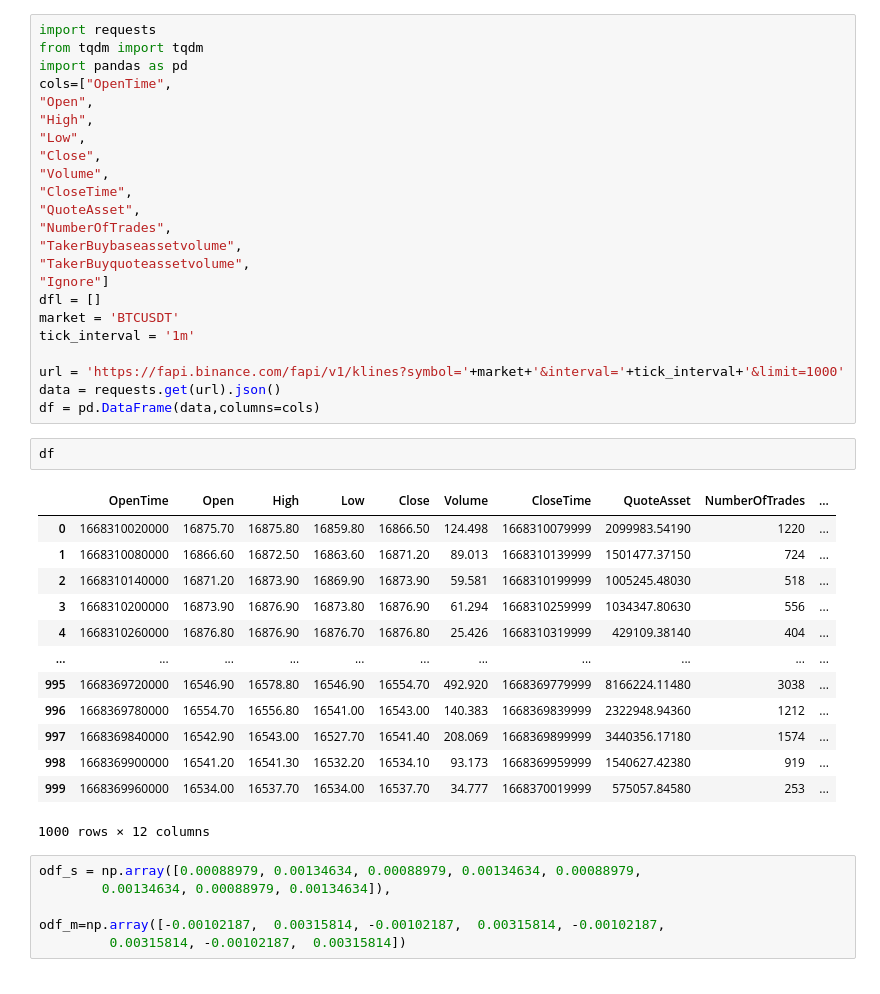
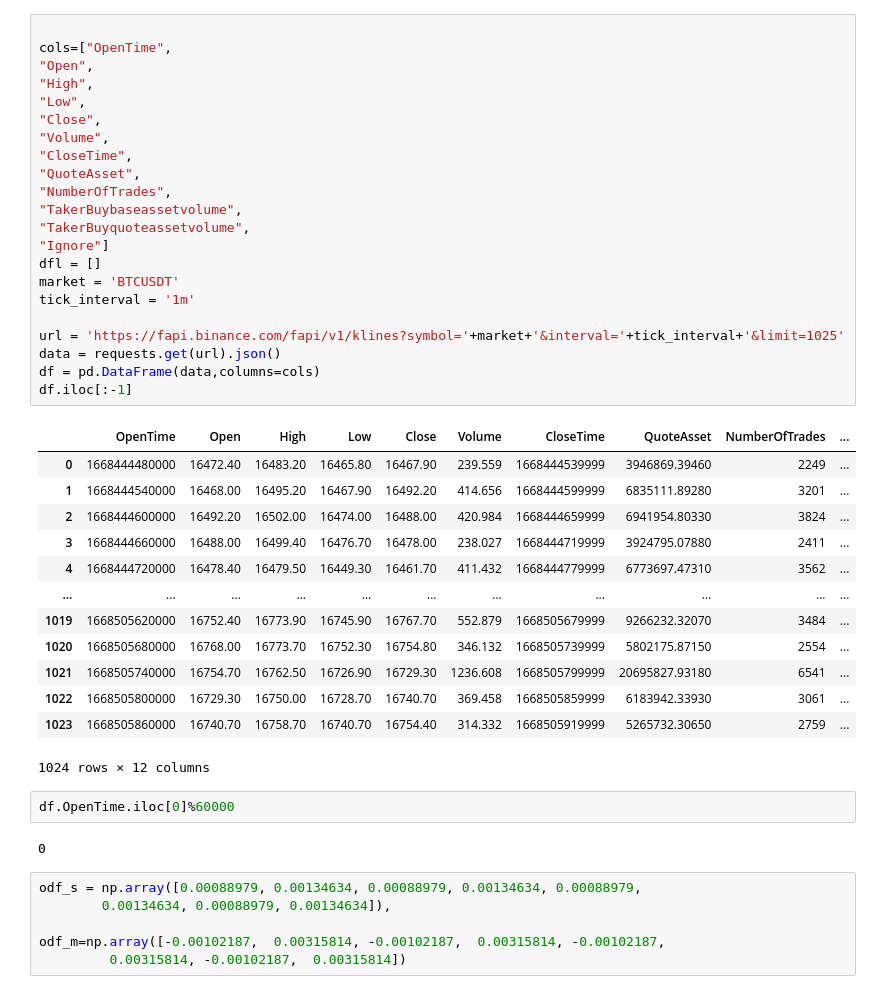
Before and after one commit to romantic-brutalist/hilbertCNN, a Jupyter notebook: live_code.ipynb, the cells around one changed output. Saved outputs shown, nothing was run; the diff lists cells and outputs as text.

```diff
--- a/live_code.ipynb
+++ b/live_code.ipynb
@@ -12,42 +25,43 @@ from comet_ml import Experiment
 # %%
-import requests
-from tqdm import tqdm
-import pandas as pd
+
 cols=["OpenTime",
 "Open",
 "High",
 "Low",
 "Close",
 "Volume",
 "CloseTime",
 "QuoteAsset",
 "NumberOfTrades",
 "TakerBuybaseassetvolume",
 "TakerBuyquoteassetvolume",
 "Ignore"]
 dfl = []
 market = 'BTCUSDT'
 tick_interval = '1m'
 
-url = 'https://fapi.binance.com/fapi/v1/klines?symbol='+market+'&interval='+tick_interval+'&limit=1000'
+url = 'https://fapi.binance.com/fapi/v1/klines?symbol='+market+'&interval='+tick_interval+'&limit=1025'
 data = requests.get(url).json()
 df = pd.DataFrame(data,columns=cols)
+df.iloc[:-1]
+# %% [output]
+|  | OpenTime | Open | High | Low | Close | Volume | CloseTime | QuoteAsset | NumberOfTrades | ... |
+| 0 | 1668444480000 | 16472.40 | 16483.20 | 16465.80 | 16467.90 | 239.559 | 1668444539999 | 3946869.39460 | 2249 | ... |
+| 1 | 1668444540000 | 16468.00 | 16495.20 | 16467.90 | 16492.20 | 414.656 | 1668444599999 | 6835111.89280 | 3201 | ... |
+| 2 | 1668444600000 | 16492.20 | 16502.00 | 16474.00 | 16488.00 | 420.984 | 1668444659999 | 6941954.80330 | 3824 | ... |
+| 3 | 1668444660000 | 16488.00 | 16499.40 | 16476.70 | 16478.00 | 238.027 | 1668444719999 | 3924795.07880 | 2411 | ... |
+| 4 | 1668444720000 | 16478.40 | 16479.50 | 16449.30 | 16461.70 | 411.432 | 1668444779999 | 6773697.47310 | 3562 | ... |
+| ... | ... | ... | ... | ... | ... | ... | ... | ... | ... | ... |
+| 1019 | 1668505620000 | 16752.40 | 16773.90 | 16745.90 | 16767.70 | 552.879 | 1668505679999 | 9266232.32070 | 3484 | ... |
+| 1020 | 1668505680000 | 16768.00 | 16773.70 | 16752.30 | 16754.80 | 346.132 | 1668505739999 | 5802175.87150 | 2554 | ... |
+| 1021 | 1668505740000 | 16754.70 | 16762.50 | 16726.90 | 16729.30 | 1236.608 | 1668505799999 | 20695827.93180 | 6541 | ... |
+| 1022 | 1668505800000 | 16729.30 | 16750.00 | 16728.70 | 16740.70 | 369.458 | 1668505859999 | 6183942.33930 | 3061 | ... |
+| 1023 | 1668505860000 | 16740.70 | 16758.70 | 16740.70 | 16754.40 | 314.332 | 1668505919999 | 5265732.30650 | 2759 | ... |
+1024 rows × 12 columns
-# %%
-df
-# %% [output]
-|  | OpenTime | Open | High | Low | Close | Volume | CloseTime | QuoteAsset | NumberOfTrades | ... |
-| 0 | 1668310020000 | 16875.70 | 16875.80 | 16859.80 | 16866.50 | 124.498 | 1668310079999 | 2099983.54190 | 1220 | ... |
-| 1 | 1668310080000 | 16866.60 | 16872.50 | 16863.60 | 16871.20 | 89.013 | 1668310139999 | 1501477.37150 | 724 | ... |
-| 2 | 1668310140000 | 16871.20 | 16873.90 | 16869.90 | 16873.90 | 59.581 | 1668310199999 | 1005245.48030 | 518 | ... |
-| 3 | 1668310200000 | 16873.90 | 16876.90 | 16873.80 | 16876.90 | 61.294 | 1668310259999 | 1034347.80630 | 556 | ... |
-| 4 | 1668310260000 | 16876.80 | 16876.90 | 16876.70 | 16876.80 | 25.426 | 1668310319999 | 429109.38140 | 404 | ... |
-| ... | ... | ... | ... | ... | ... | ... | ... | ... | ... | ... |
-| 995 | 1668369720000 | 16546.90 | 16578.80 | 16546.90 | 16554.70 | 492.920 | 1668369779999 | 8166224.11480 | 3038 | ... |
-| 996 | 1668369780000 | 16554.70 | 16556.80 | 16541.00 | 16543.00 | 140.383 | 1668369839999 | 2322948.94360 | 1212 | ... |
-| 997 | 1668369840000 | 16542.90 | 16543.00 | 16527.70 | 16541.40 | 208.069 | 1668369899999 | 3440356.17180 | 1574 | ... |
-| 998 | 1668369900000 | 16541.20 | 16541.30 | 16532.20 | 16534.10 | 93.173 | 1668369959999 | 1540627.42380 | 919 | ... |
-| 999 | 1668369960000 | 16534.00 | 16537.70 | 16534.00 | 16537.70 | 34.777 | 1668370019999 | 575057.84580 | 253 | ... |
-1000 rows × 12 columns
+# %%
+df.OpenTime.iloc[0]%60000
+# %% [output]
+0
 # %%
 odf_s = np.array([0.00088979, 0.00134634, 0.00088979, 0.00134634, 0.00088979,
         0.00134634, 0.00088979, 0.00134634]),
```
Also changed, not shown: parts of 26 cells of this notebook, 4 other files.
